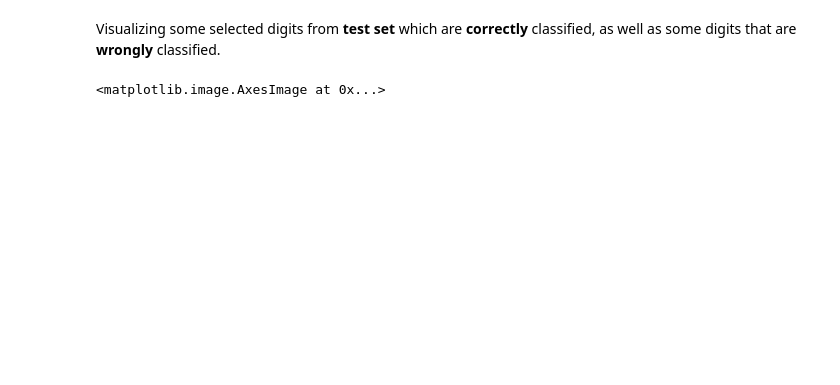
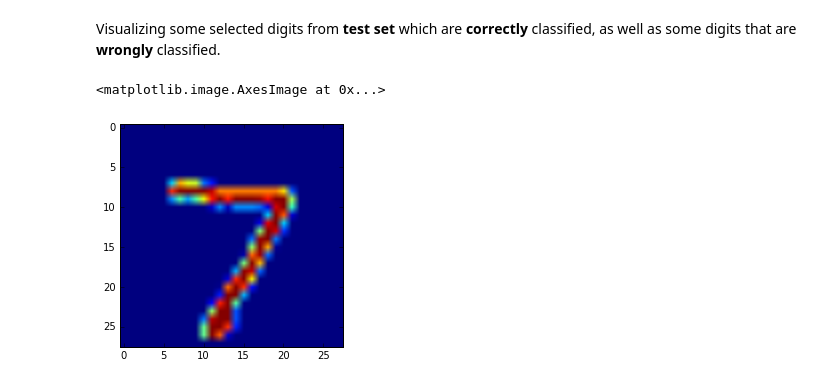
Before and after one commit to kopxiong/dl_lab_2016, a Jupyter notebook: 01_notebooks/assignment 1.ipynb, the cells around one changed output. Saved outputs shown, nothing was run; the diff lists cells and outputs as text; code cells hidden in the pictures; blank space fills up the shorter version.

```diff
--- a/01_notebooks/assignment 1.ipynb
+++ b/01_notebooks/assignment 1.ipynb
@@ -856,8 +885,8 @@ y_200[149], P_200[149], y_200[151], P_200[151]
 # %% [markdown]
 Visualizing some selected digits from **test set** which are **correctly** classified, as well as some digits that are **wrongly** classified.
 # %%
-# correctly classified
-plt.imshow(np.reshape(X_test[0], (28, 28))),
-plt.imshow(np.reshape(X_test[199], (28, 28)))
+# correctly classified 1
+plt.imshow(np.reshape(X_test[0], (28, 28)))
 # %% [output]
 <matplotlib.image.AxesImage at 0x...>
+[figure, added]
```
Also changed, not shown: parts of 18 cells of this notebook, 9 other files.
